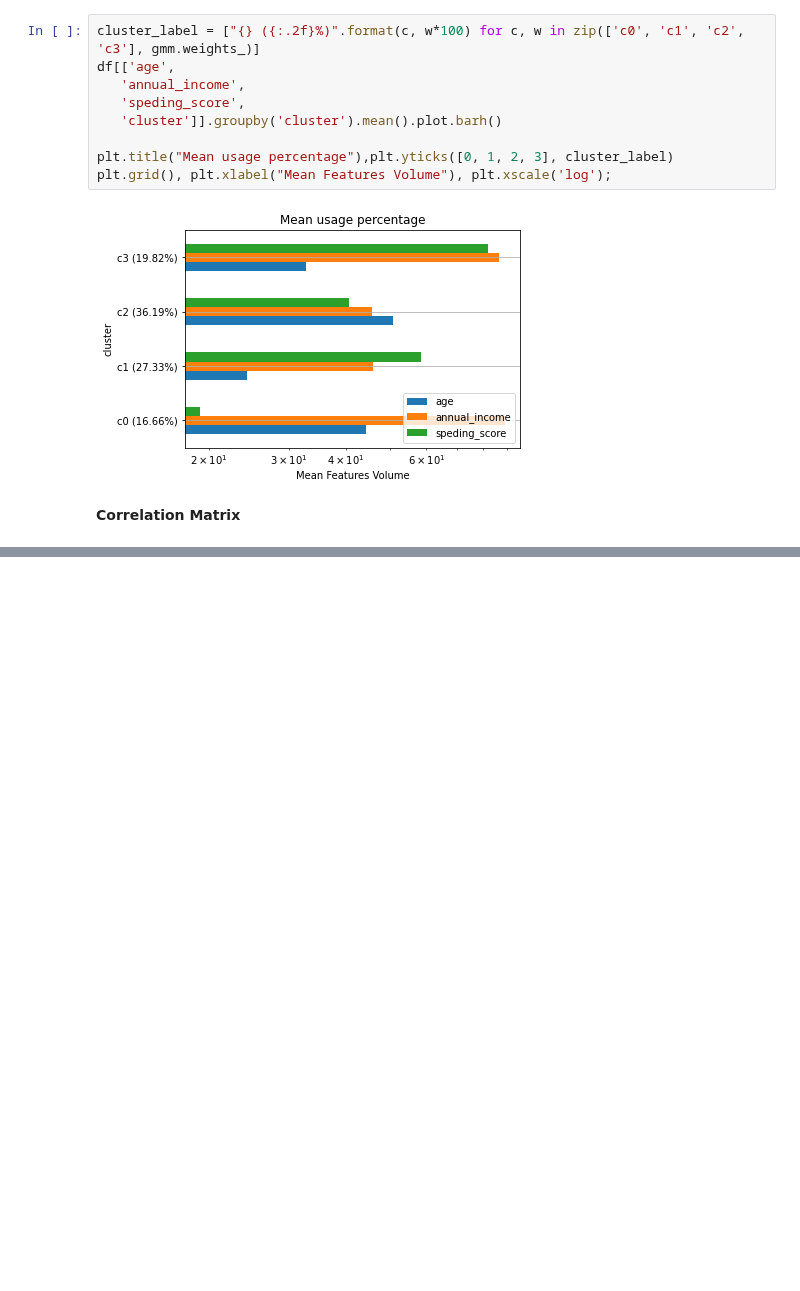
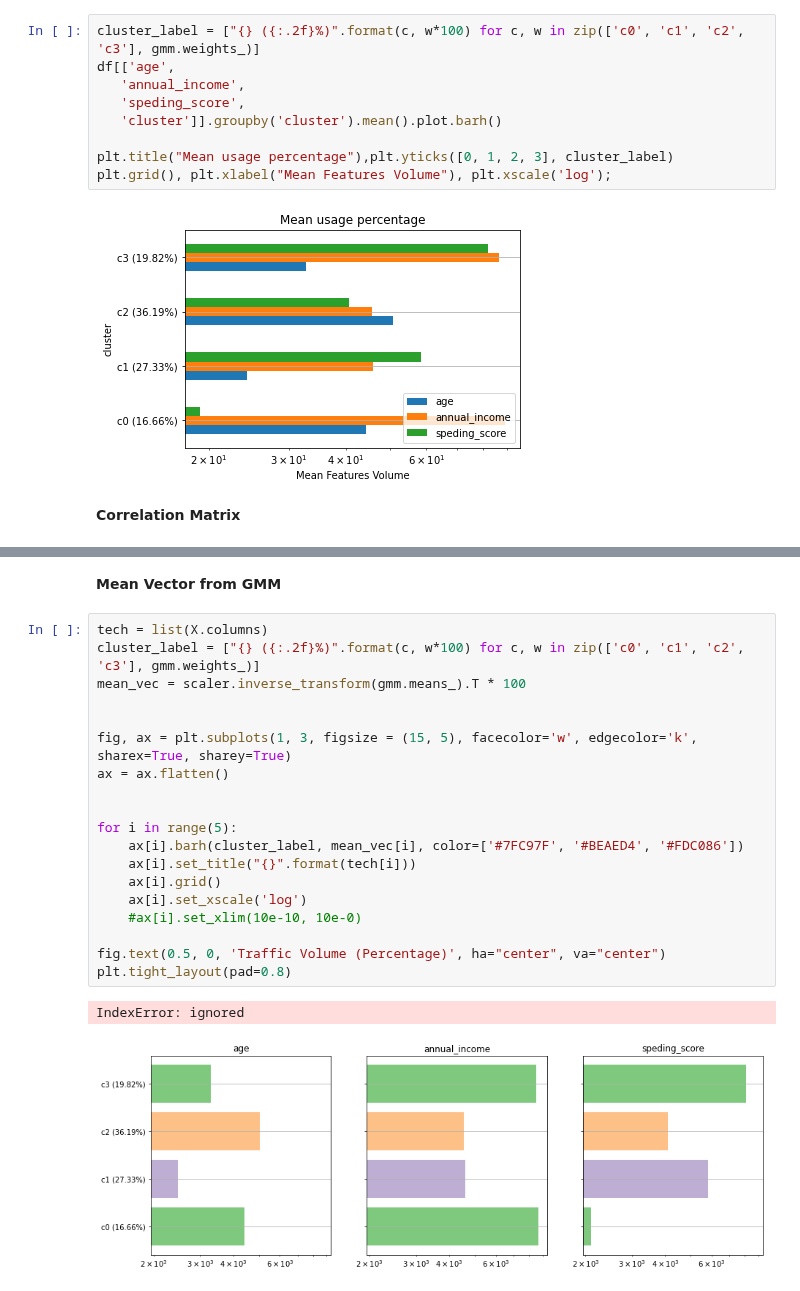
Before and after one commit to BhekiMabheka/Competitions, a Jupyter notebook: Mall_Customer_Segmentation.ipynb, the cells around one changed output, grey strips where cells are left out. Cells and saved outputs as stored; diff of their text form; blank space fills up the shorter version.

```diff
--- a/Mall_Customer_Segmentation.ipynb
+++ b/Mall_Customer_Segmentation.ipynb
@@ -167,0 +172,24 @@ plt.show()
+# %% [markdown]
+**Mean Vector from GMM**
+# %%
+tech = list(X.columns)
+cluster_label = ["{} ({:.2f}%)".format(c, w*100) for c, w in zip(['c0', 'c1', 'c2', 'c3'], gmm.weights_)]
+mean_vec = scaler.inverse_transform(gmm.means_).T * 100
+
+
+fig, ax = plt.subplots(1, 3, figsize = (15, 5), facecolor='w', edgecolor='k', sharex=True, sharey=True)
+ax = ax.flatten()
+
+
+for i in range(5):
+    ax[i].barh(cluster_label, mean_vec[i], color=['#7FC97F', '#BEAED4', '#FDC086'])
+    ax[i].set_title("{}".format(tech[i]))
+    ax[i].grid()
+    ax[i].set_xscale('log')
+    #ax[i].set_xlim(10e-10, 10e-0)
+
+fig.text(0.5, 0, 'Traffic Volume (Percentage)', ha="center", va="center")
+plt.tight_layout(pad=0.8)
+# %% [output]
+IndexError: ignored
+[figure, added]
```
Also changed, not shown: parts of 3 cells of this notebook.
